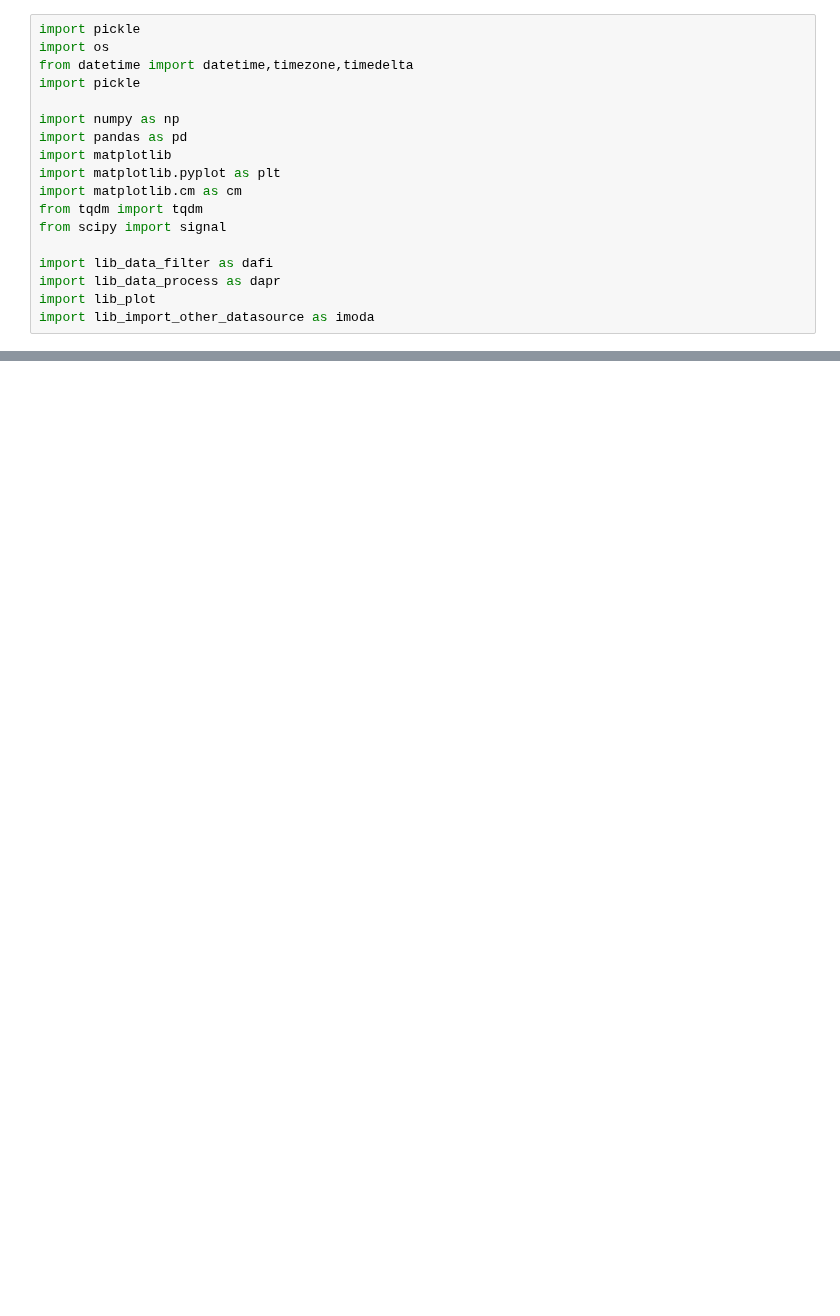
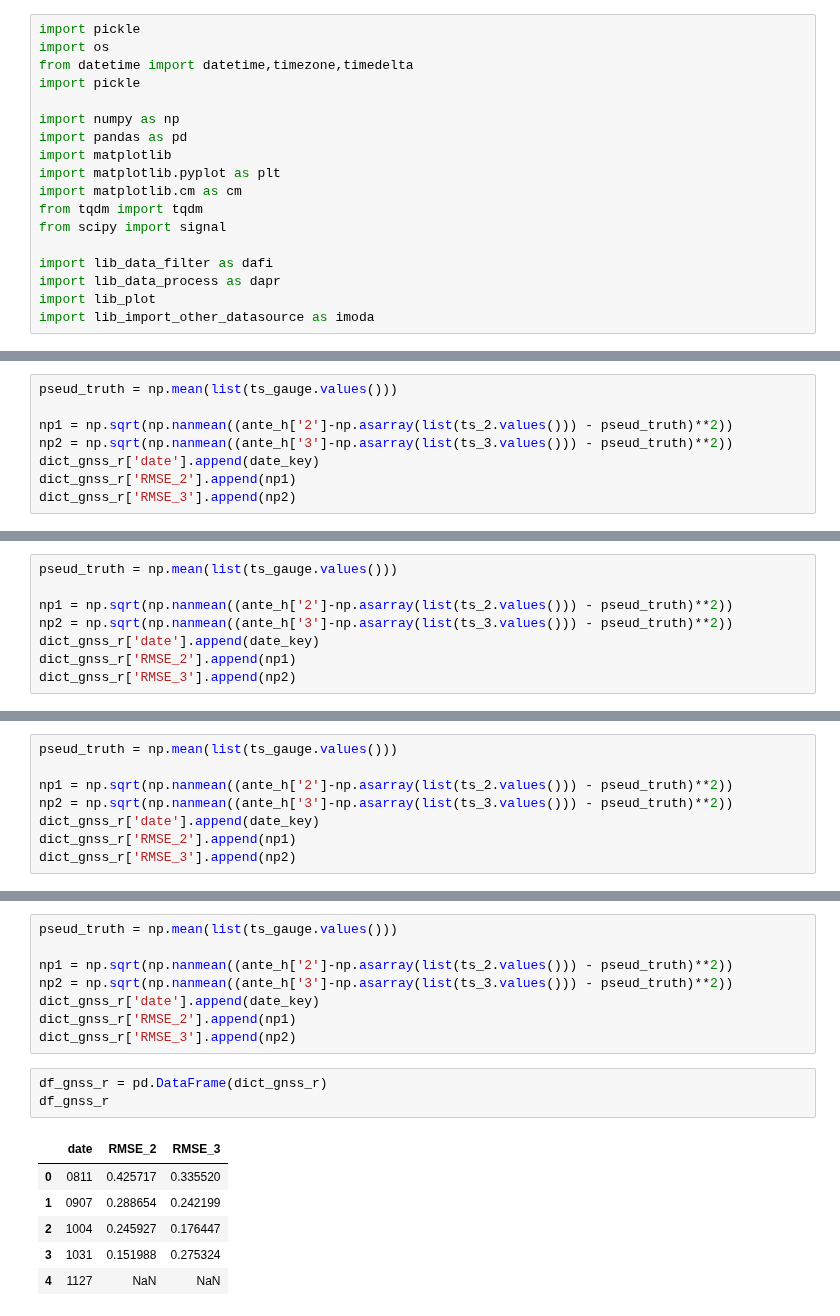
Before and after one commit to ziqing97/gnss_ir_analyze, a Jupyter notebook: src/analyze_30ele_30time.ipynb, the cells around one changed output, grey strips where cells are left out. Cells and saved outputs as stored; diff of their text form; blank space fills up the shorter version.

```diff
--- a/src/analyze_30ele_30time.ipynb
+++ b/src/analyze_30ele_30time.ipynb
@@ -52,3 +71,11 @@ lib_plot.plot_timeseries(ts_2, ts_3, ante_h['2'], ante_h['3'],\
+# %%
+pseud_truth = np.mean(list(ts_gauge.values()))
+
+np1 = np.sqrt(np.nanmean((ante_h['2']-np.asarray(list(ts_2.values())) - pseud_truth)**2))
+np2 = np.sqrt(np.nanmean((ante_h['3']-np.asarray(list(ts_3.values())) - pseud_truth)**2))
+dict_gnss_r['date'].append(date_key)
+dict_gnss_r['RMSE_2'].append(np1)
+dict_gnss_r['RMSE_3'].append(np2)
 # %%
 # from gnss-r
 date_key = '1004'
@@ -66,3 +93,11 @@ lib_plot.plot_timeseries(ts_2, ts_3, ante_h['2'], ante_h['3'],\
+# %%
+pseud_truth = np.mean(list(ts_gauge.values()))
+
+np1 = np.sqrt(np.nanmean((ante_h['2']-np.asarray(list(ts_2.values())) - pseud_truth)**2))
+np2 = np.sqrt(np.nanmean((ante_h['3']-np.asarray(list(ts_3.values())) - pseud_truth)**2))
+dict_gnss_r['date'].append(date_key)
+dict_gnss_r['RMSE_2'].append(np1)
+dict_gnss_r['RMSE_3'].append(np2)
 # %%
 # from gnss-r
 date_key = '1031'
@@ -80,3 +115,11 @@ lib_plot.plot_timeseries(ts_2, ts_3, ante_h['2'], ante_h['3'],\
+# %%
+pseud_truth = np.mean(list(ts_gauge.values()))
+
+np1 = np.sqrt(np.nanmean((ante_h['2']-np.asarray(list(ts_2.values())) - pseud_truth)**2))
+np2 = np.sqrt(np.nanmean((ante_h['3']-np.asarray(list(ts_3.values())) - pseud_truth)**2))
+dict_gnss_r['date'].append(date_key)
+dict_gnss_r['RMSE_2'].append(np1)
+dict_gnss_r['RMSE_3'].append(np2)
 # %%
 # from gnss-r
 date_key = '1127'
@@ -93,0 +137,18 @@ lib_plot.plot_timeseries(ts_2, ts_3, ante_h['2'], ante_h['3'],\
+# %%
+pseud_truth = np.mean(list(ts_gauge.values()))
+
+np1 = np.sqrt(np.nanmean((ante_h['2']-np.asarray(list(ts_2.values())) - pseud_truth)**2))
+np2 = np.sqrt(np.nanmean((ante_h['3']-np.asarray(list(ts_3.values())) - pseud_truth)**2))
+dict_gnss_r['date'].append(date_key)
+dict_gnss_r['RMSE_2'].append(np1)
+dict_gnss_r['RMSE_3'].append(np2)
+# %%
+df_gnss_r = pd.DataFrame(dict_gnss_r)
+df_gnss_r
+# %% [output]
+|  | date | RMSE_2 | RMSE_3 |
+| 0 | 0811 | 0.425717 | 0.335520 |
+| 1 | 0907 | 0.288654 | 0.242199 |
+| 2 | 1004 | 0.245927 | 0.176447 |
+| 3 | 1031 | 0.151988 | 0.275324 |
+| 4 | 1127 | NaN | NaN |
```
Also changed, not shown: parts of 7 cells of this notebook, 2 other files.
